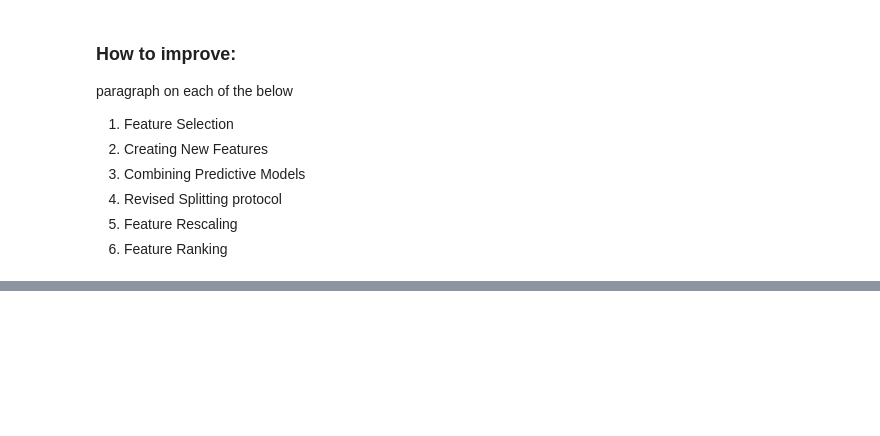
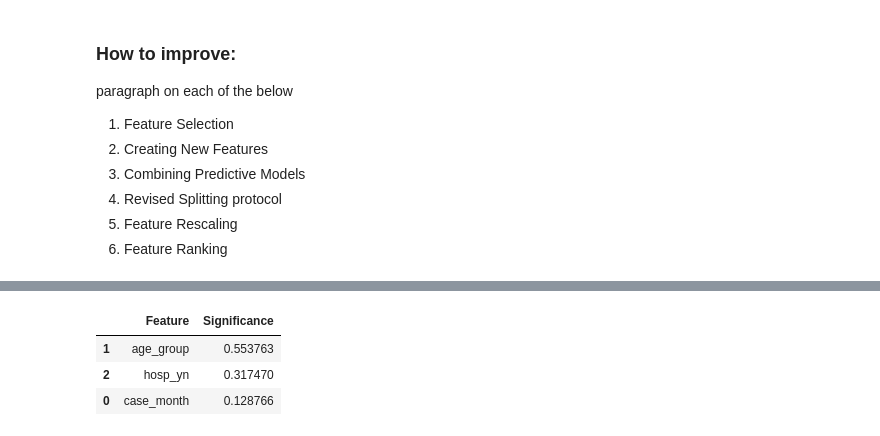
Before and after one commit to mattx245/Machine-Learning-Project, a Jupyter notebook: Homework2_22207000_12468998.ipynb, the cells around one changed output, grey strips where cells are left out. Cells and saved outputs as stored; diff of their text form; code cells hidden in the pictures; blank space fills up the shorter version.

```diff
--- a/Homework2_22207000_12468998.ipynb
+++ b/Homework2_22207000_12468998.ipynb
@@ -1295,0 +1657,37 @@ paragraph on each of the below
+# %%
+feature_importance_table = pd.DataFrame({'Feature': random_forest_x_train.columns,
+                                         'Significance': rfc.feature_importances_})
+
+importance_threshold = 0.05
+selected_features = []
+
+for index, row in feature_importance_table.iterrows():
+    if row['Significance'] >= importance_threshold:
+        selected_features.append(row['Feature'])
+
+# Filter the train and test datasets based on the selected features
+filtered_x_train = train[selected_features]
+filtered_x_test = test[selected_features]
+
+# Train the new Random Forest model
+filtered_random_forest_model = RandomForestClassifier()
+filtered_random_forest_model.fit(filtered_x_train, random_forest_y_train)
+
+# Make predictions
+filtered_y_train_pred_class = filtered_random_forest_model.predict(filtered_x_train)
+filtered_y_test_pred_class = filtered_random_forest_model.predict(filtered_x_test)
+
+# Evaluate the model's performance
+filtered_accuracy_train = accuracy_score(random_forest_y_train, filtered_y_train_pred_class)
+filtered_precision_train = precision_score(random_forest_y_train, filtered_y_train_pred_class)
+filtered_recall_train = recall_score(random_forest_y_train, filtered_y_train_pred_class)
+filtered_f1_train = f1_score(random_forest_y_train, filtered_y_train_pred_class)
+filtered_confusion_train = confusion_matrix(random_forest_y_train, filtered_y_train_pred_class)
+
+feature_importance = pd.DataFrame({'Feature': filtered_x_train.columns, 'Significance':filtered_random_forest_model.feature_importances_})
+feature_importance.sort_values('Significance', ascending=False)
+# %% [output]
+|  | Feature | Significance |
+| 1 | age_group | 0.553763 |
+| 2 | hosp_yn | 0.317470 |
+| 0 | case_month | 0.128766 |
```
Also changed, not shown: parts of 39 cells of this notebook.
